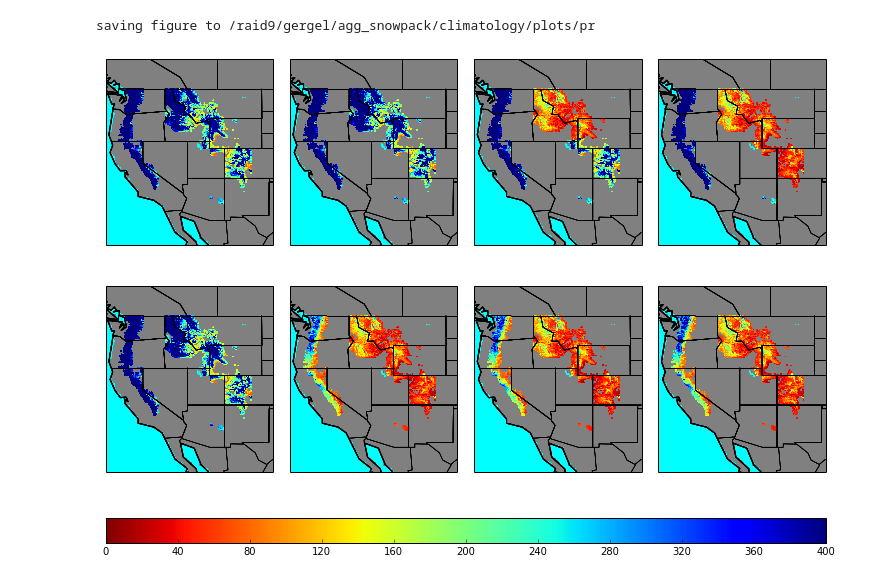
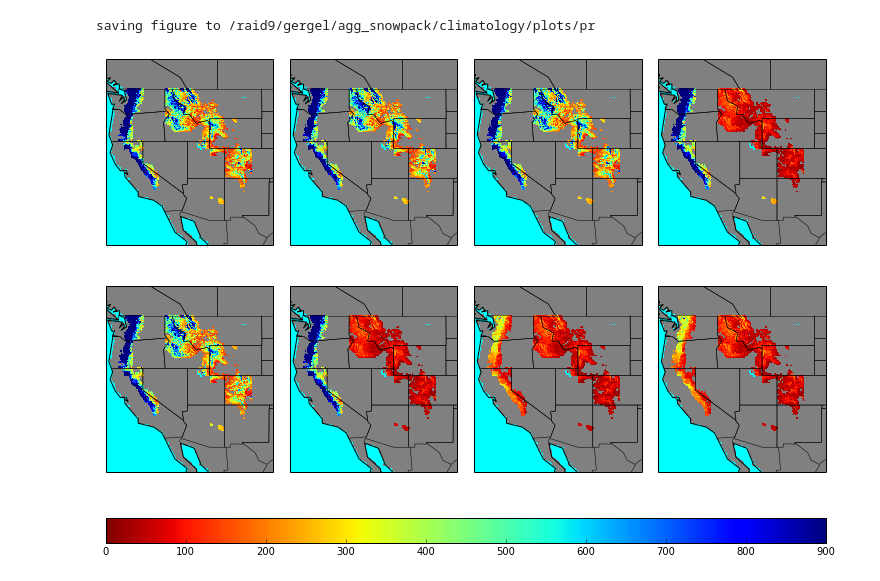
Before and after one commit to XUEYANZHANG9/IS_snowfire, a Jupyter notebook: plot_climatology.ipynb, the cells around one changed output. Cells and saved outputs as stored; diff of their text form; code cells hidden in the pictures.

Commit message:
plot aggregate swe panel-style

```diff
--- a/plot_climatology.ipynb
+++ b/plot_climatology.ipynb
@@ -23,34 +23,34 @@ basins = ["california","cascades","northernrockies","southernrockies","whites"]
 from pylab import *
 lt = 10
 rt = 7
 # chunks=["1970-1999"]
 for variable in variables:
     fig = plt.figure(figsize=(lt,rt))
     for num in np.arange(len(chunks)):
+        ax = fig.add_subplot(2,4,num+1)
+        m = make_map()
         for basin in basins:
             ## get data
             direc = '/raid9/gergel/agg_snowpack/climatology/arrays'
             filename = '%s_%s_%s_%s.npz' %(variable,basin,scenarios[num],chunks[num])
             data = np.load(os.path.join(direc,filename))
             lats_inc = data['lats']
             lons_inc = data['lons']
             var_series = data['var']
             lons_mesh,lats_mesh,data_mesh = mesh_gridify(lats_inc.reshape(len(lats_inc),1),lons_inc.reshape(len(lats_inc),1),var_series.reshape(len(lats_inc),1))
-            ax = fig.add_subplot(2,4,num+1)
-            m = make_map()
             if (variable == "pr"):
-                cs = m.pcolormesh(lons_mesh,lats_mesh,data_mesh,shading='flat',cmap='jet_r',latlon=True,zorder=1,vmin=0,vmax=400)
+                cs = m.pcolormesh(lons_mesh,lats_mesh,data_mesh,shading='flat',cmap='jet_r',latlon=True,zorder=1,vmin=0,vmax=900)
             else:
                 cs = m.pcolormesh(lons_mesh,lats_mesh,data_mesh,shading='flat',cmap='jet_r',latlon=True,zorder=1,vmin=-10,vmax=15)
     fig.subplots_adjust(left=0,right=1,top=1,bottom=0.1,hspace=0.00000001,wspace=0.1)
     cax = fig.add_axes([0.0, 0.0, 1.0, 0.05])
     colorbar(cax=cax,orientation='horizontal')
     ## save figure
     direc = '/raid9/gergel/agg_snowpack/climatology/plots'
     plotname = '%s' %variable
     savepath = os.path.join(direc,plotname)
     print("saving figure to %s" %savepath)
     plt.savefig(savepath)
 # %% [output]
 saving figure to /raid9/gergel/agg_snowpack/climatology/plots/pr
-[figure, old version]
+[figure, new version]
```
